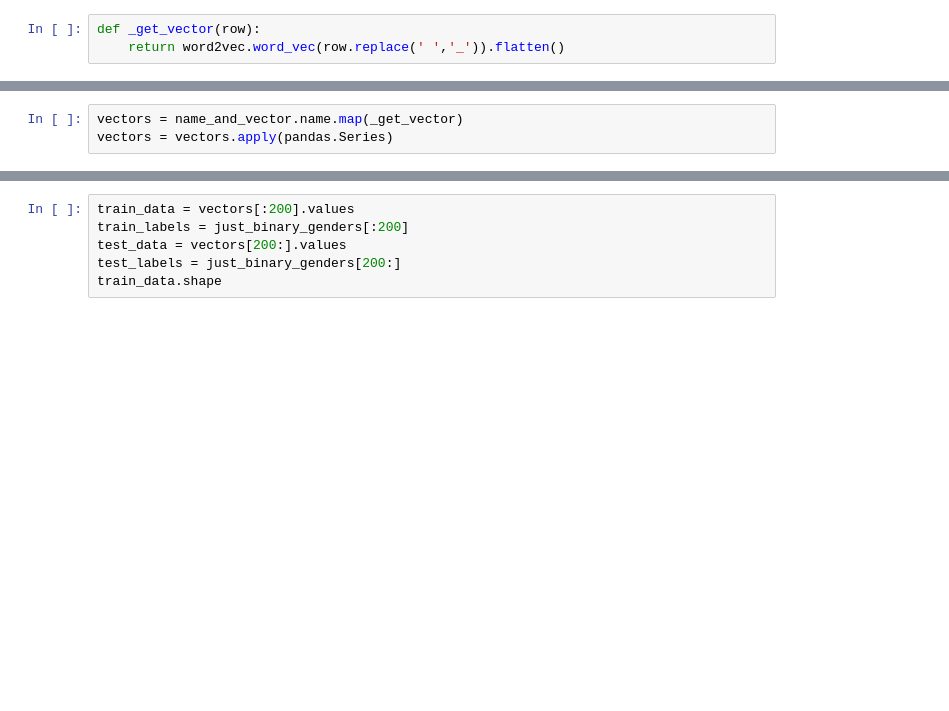
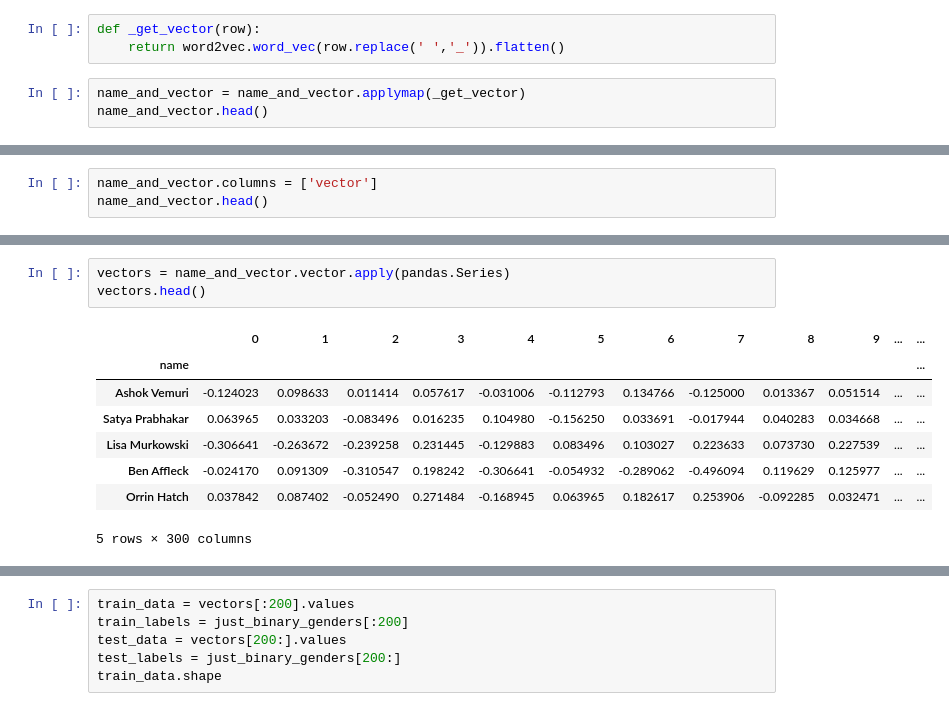
Before and after one commit to javedqadruddin/person2vec, a Jupyter notebook: notebooks/Experiments.ipynb, the cells around one changed output, grey strips where cells are left out. Cells and saved outputs as stored; diff of their text form; blank space fills up the shorter version.

```diff
--- a/notebooks/Experiments.ipynb
+++ b/notebooks/Experiments.ipynb
@@ -103,3 +121,6 @@ name_and_vector.head()
 # %%
 def _get_vector(row):
     return word2vec.word_vec(row.replace(' ','_')).flatten()
+# %%
+name_and_vector = name_and_vector.applymap(_get_vector)
+name_and_vector.head()
@@ -105,0 +135,3 @@ def _get_vector(row):
+# %%
+name_and_vector.columns = ['vector']
+name_and_vector.head()
@@ -106,6 +146,15 @@ def _get_vector(row):
 # %%
-vectors = name_and_vector.name.map(_get_vector)
-vectors = vectors.apply(pandas.Series)
+vectors = name_and_vector.vector.apply(pandas.Series)
+vectors.head()
+# %% [output]
+|  | 0 | 1 | 2 | 3 | 4 | 5 | 6 | 7 | 8 | 9 | ... | ... |
+| name |  |  |  |  |  |  |  |  |  |  |  | ... |
+| Ashok Vemuri | -0.124023 | 0.098633 | 0.011414 | 0.057617 | -0.031006 | -0.112793 | 0.134766 | -0.125000 | 0.013367 | 0.051514 | ... | ... |
+| Satya Prabhakar | 0.063965 | 0.033203 | -0.083496 | 0.016235 | 0.104980 | -0.156250 | 0.033691 | -0.017944 | 0.040283 | 0.034668 | ... | ... |
+| Lisa Murkowski | -0.306641 | -0.263672 | -0.239258 | 0.231445 | -0.129883 | 0.083496 | 0.103027 | 0.223633 | 0.073730 | 0.227539 | ... | ... |
+| Ben Affleck | -0.024170 | 0.091309 | -0.310547 | 0.198242 | -0.306641 | -0.054932 | -0.289062 | -0.496094 | 0.119629 | 0.125977 | ... | ... |
+| Orrin Hatch | 0.037842 | 0.087402 | -0.052490 | 0.271484 | -0.168945 | 0.063965 | 0.182617 | 0.253906 | -0.092285 | 0.032471 | ... | ... |
+5 rows × 300 columns
 # %%
 vectors.values
 # %% [output]
```
Also changed, not shown: parts of 27 cells of this notebook, 1 other file.
